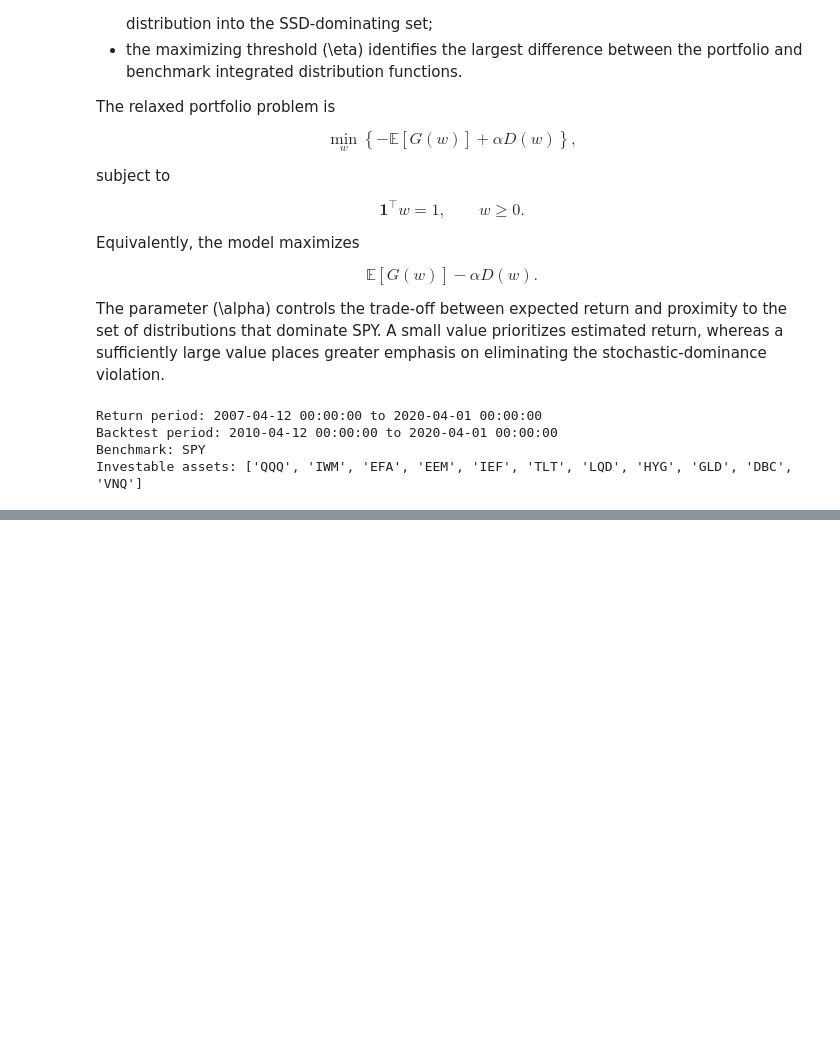
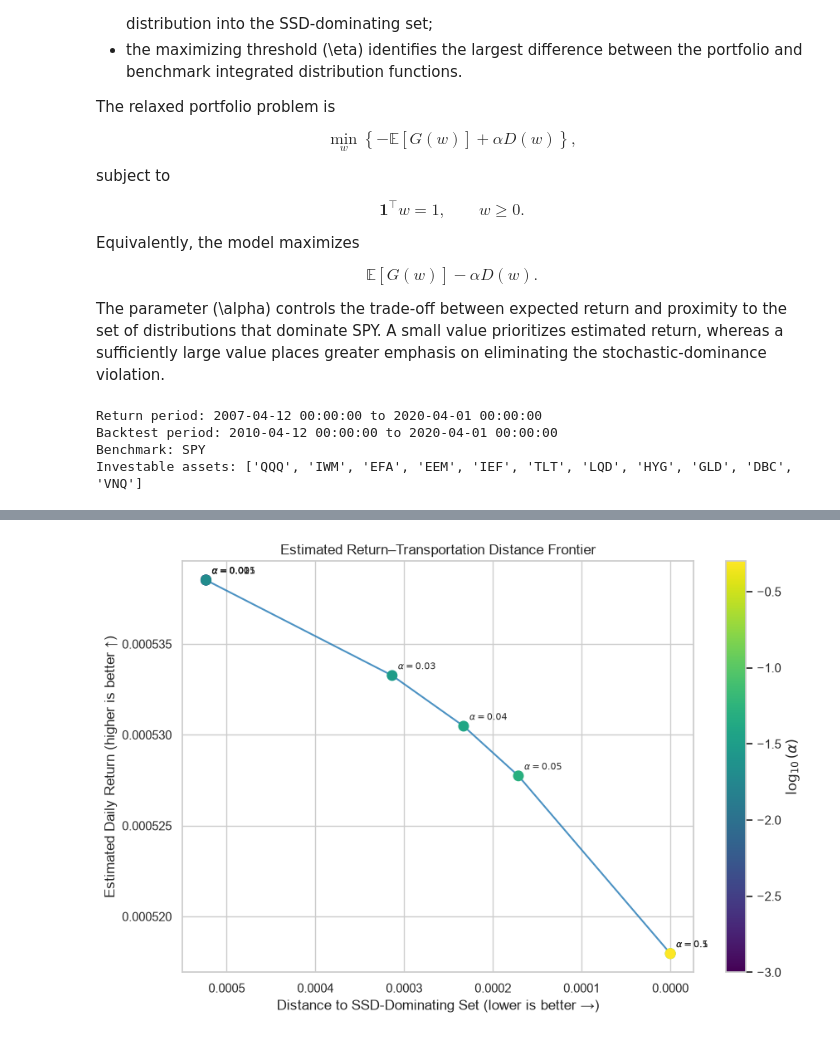
Before and after one commit to HoshizoraR0905/Portfolio_Optimization, a Jupyter notebook: notebooks/08_relaxed_stochastic_dominance.ipynb, the cells around one changed output, grey strips where cells are left out. Drawn from its saved outputs; the diff is of its cells as text; code cells hidden in the pictures; blank space fills up the shorter version.

```diff
--- a/notebooks/08_relaxed_stochastic_dominance.ipynb
+++ b/notebooks/08_relaxed_stochastic_dominance.ipynb
@@ -169,0 +1203,12 @@ Investable assets: ['QQQ', 'IWM', 'EFA', 'EEM', 'IEF', 'TLT', 'LQD', 'HYG', 'GLD
+# %%
+ALPHA_VALUES = [
+    0.001,
+    0.005,
+    0.01,
+    0.02,
+    0.03,
+    0.04,
+    0.05,
+    0.10,
+    0.50,
+]
@@ -169,0 +1331,87 @@ Investable assets: ['QQQ', 'IWM', 'EFA', 'EEM', 'IEF', 'TLT', 'LQD', 'HYG', 'GLD
+# %%
+fig, ax = plt.subplots(
+    figsize=(9, 6)
+)
+
+frontier_data = (
+    relaxation_summary
+    .sort_values(
+        "Transportation Distance",
+        ascending=False,
+    )
+)
+
+scatter = ax.scatter(
+    frontier_data[
+        "Transportation Distance"
+    ],
+    frontier_data[
+        "Estimated Daily Return"
+    ],
+    c=np.log10(
+        frontier_data.index.to_numpy()
+    ),
+    cmap="viridis",
+    s=70,
+    zorder=3,
+)
+
+ax.plot(
+    frontier_data[
+        "Transportation Distance"
+    ],
+    frontier_data[
+        "Estimated Daily Return"
+    ],
+    color="tab:blue",
+    linewidth=1.5,
+    alpha=0.8,
+)
+
+for alpha, row in (
+    frontier_data.iterrows()
+):
+    ax.annotate(
+        rf"$\alpha={alpha:g}$",
+        (
+            row[
+                "Transportation Distance"
+            ],
+            row[
+                "Estimated Daily Return"
+            ],
+        ),
+        xytext=(5, 5),
+        textcoords="offset points",
+        fontsize=8,
+    )
+
+ax.invert_xaxis()
+
+ax.set_title(
+    "Estimated Return–Transportation Distance Frontier"
+)
+
+ax.set_xlabel(
+    "Distance to SSD-Dominating Set "
+    "(lower is better →)"
+)
+
+ax.set_ylabel(
+    "Estimated Daily Return "
+    "(higher is better ↑)"
+)
+
+colorbar = plt.colorbar(
+    scatter,
+    ax=ax,
+)
+
+colorbar.set_label(
+    r"$\log_{10}(\alpha)$"
+)
+
+plt.tight_layout()
+plt.show()
+# %% [output]
+[figure, added]
```
Also changed, not shown: parts of 36 cells of this notebook, 4 other files.
